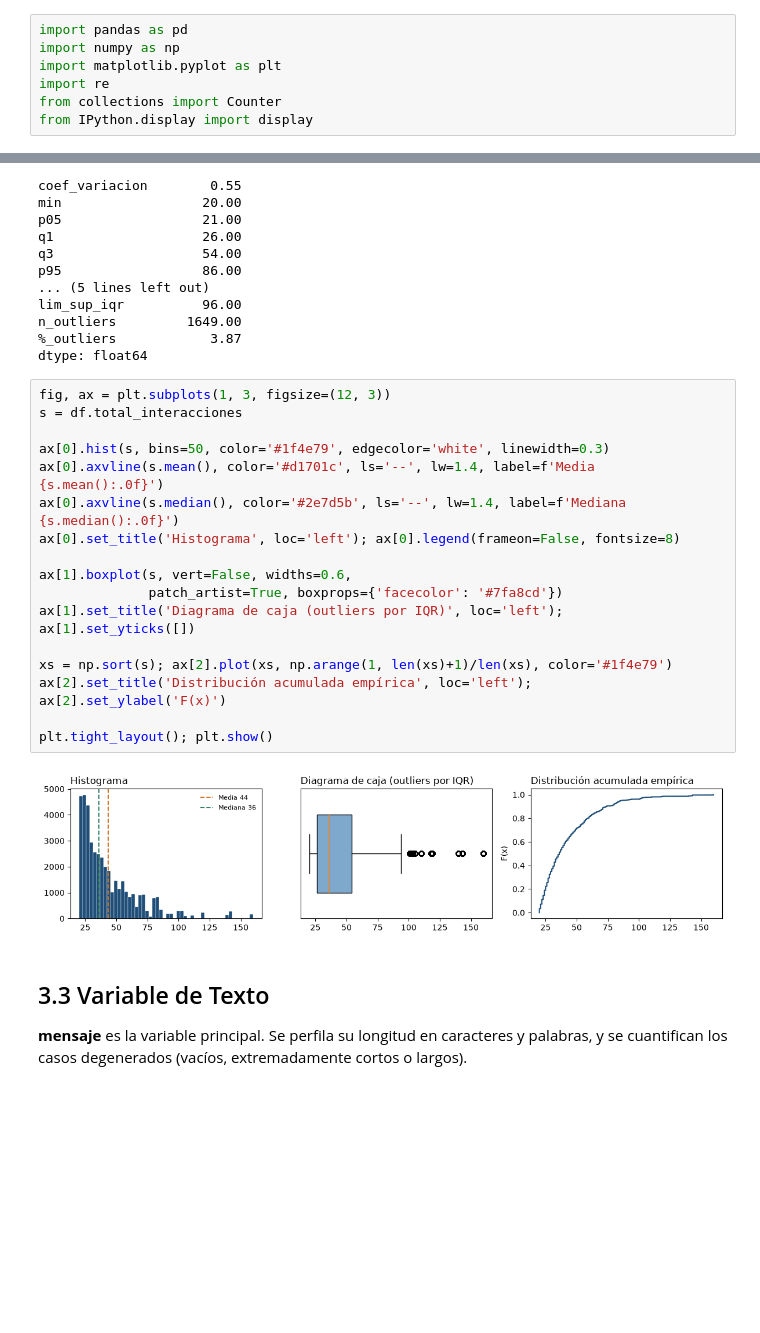
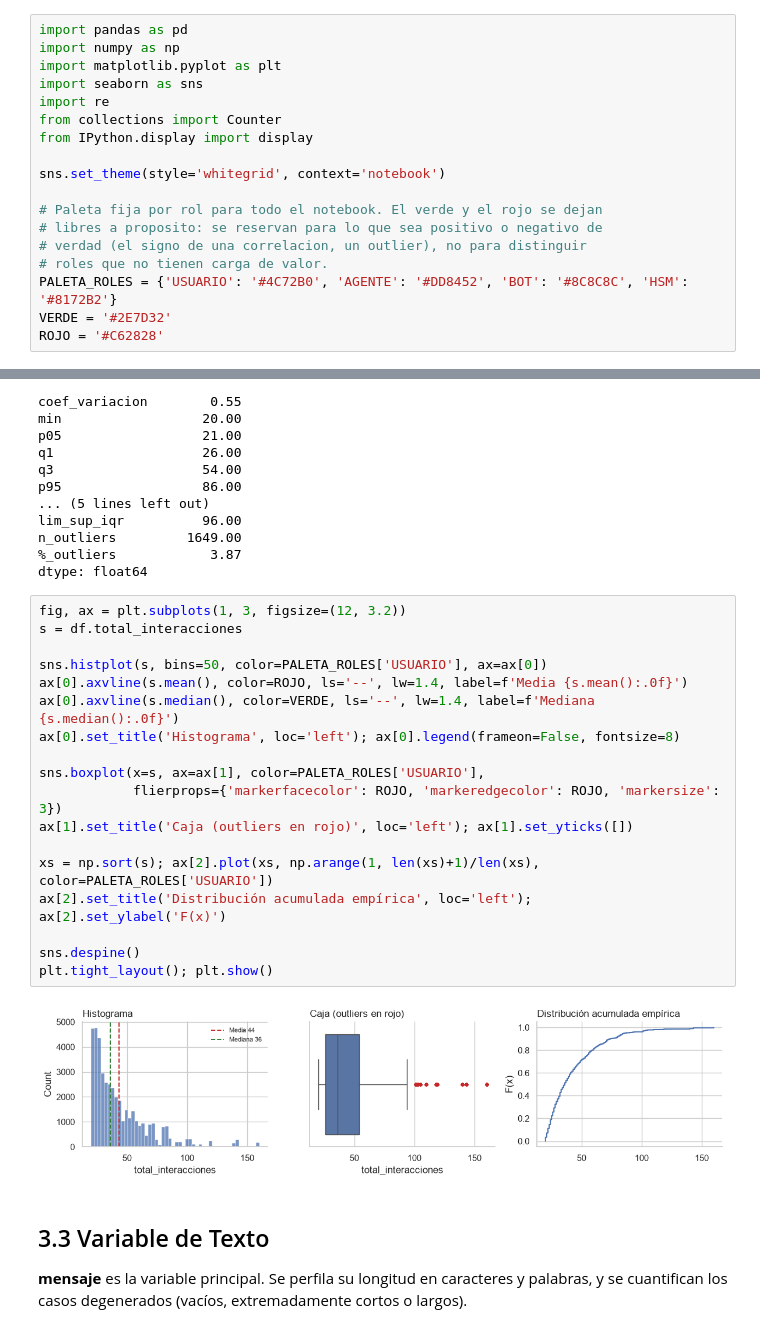
Before and after one commit to Andr3sMor/Nexa-EDA, a Jupyter notebook: notebooks/00_EDA.ipynb, the cells around one changed output, grey strips where cells are left out. Saved outputs shown, nothing was run; the diff lists cells and outputs as text; blank space fills up the shorter version.

```diff
--- a/notebooks/00_EDA.ipynb
+++ b/notebooks/00_EDA.ipynb
@@ -2,9 +2,20 @@
 import pandas as pd
 import numpy as np
 import matplotlib.pyplot as plt
+import seaborn as sns
 import re
 from collections import Counter
 from IPython.display import display
+
+sns.set_theme(style='whitegrid', context='notebook')
+
+# Paleta fija por rol para todo el notebook. El verde y el rojo se dejan
+# libres a proposito: se reservan para lo que sea positivo o negativo de
+# verdad (el signo de una correlacion, un outlier), no para distinguir
+# roles que no tienen carga de valor.
+PALETA_ROLES = {'USUARIO': '#4C72B0', 'AGENTE': '#DD8452', 'BOT': '#8C8C8C', 'HSM': '#8172B2'}
+VERDE = '#2E7D32'
+ROJO = '#C62828'
 # %%
 df = pd.read_excel("../Prueba 2/Base sintetica conversaciones.xlsx")
 # %% [markdown]
@@ -290,24 +303,25 @@ n_outliers         1649.00
 %_outliers            3.87
 dtype: float64
 # %%
-fig, ax = plt.subplots(1, 3, figsize=(12, 3))
+fig, ax = plt.subplots(1, 3, figsize=(12, 3.2))
 s = df.total_interacciones
 
-ax[0].hist(s, bins=50, color='#1f4e79', edgecolor='white', linewidth=0.3)
-ax[0].axvline(s.mean(), color='#d1701c', ls='--', lw=1.4, label=f'Media {s.mean():.0f}')
-ax[0].axvline(s.median(), color='#2e7d5b', ls='--', lw=1.4, label=f'Mediana {s.median():.0f}')
+sns.histplot(s, bins=50, color=PALETA_ROLES['USUARIO'], ax=ax[0])
+ax[0].axvline(s.mean(), color=ROJO, ls='--', lw=1.4, label=f'Media {s.mean():.0f}')
+ax[0].axvline(s.median(), color=VERDE, ls='--', lw=1.4, label=f'Mediana {s.median():.0f}')
 ax[0].set_title('Histograma', loc='left'); ax[0].legend(frameon=False, fontsize=8)
 
-ax[1].boxplot(s, vert=False, widths=0.6,
-              patch_artist=True, boxprops={'facecolor': '#7fa8cd'})
-ax[1].set_title('Diagrama de caja (outliers por IQR)', loc='left'); ax[1].set_yticks([])
+sns.boxplot(x=s, ax=ax[1], color=PALETA_ROLES['USUARIO'],
+            flierprops={'markerfacecolor': ROJO, 'markeredgecolor': ROJO, 'markersize': 3})
+ax[1].set_title('Caja (outliers en rojo)', loc='left'); ax[1].set_yticks([])
 
-xs = np.sort(s); ax[2].plot(xs, np.arange(1, len(xs)+1)/len(xs), color='#1f4e79')
+xs = np.sort(s); ax[2].plot(xs, np.arange(1, len(xs)+1)/len(xs), color=PALETA_ROLES['USUARIO'])
 ax[2].set_title('Distribución acumulada empírica', loc='left'); ax[2].set_ylabel('F(x)')
 
+sns.despine()
 plt.tight_layout(); plt.show()
 # %% [output]
-[figure, old version]
+[figure, new version]
 # %% [markdown]
 ## 3.3 Variable de Texto
 
```
Also changed, not shown: parts of 6 cells of this notebook, 32 other files.
